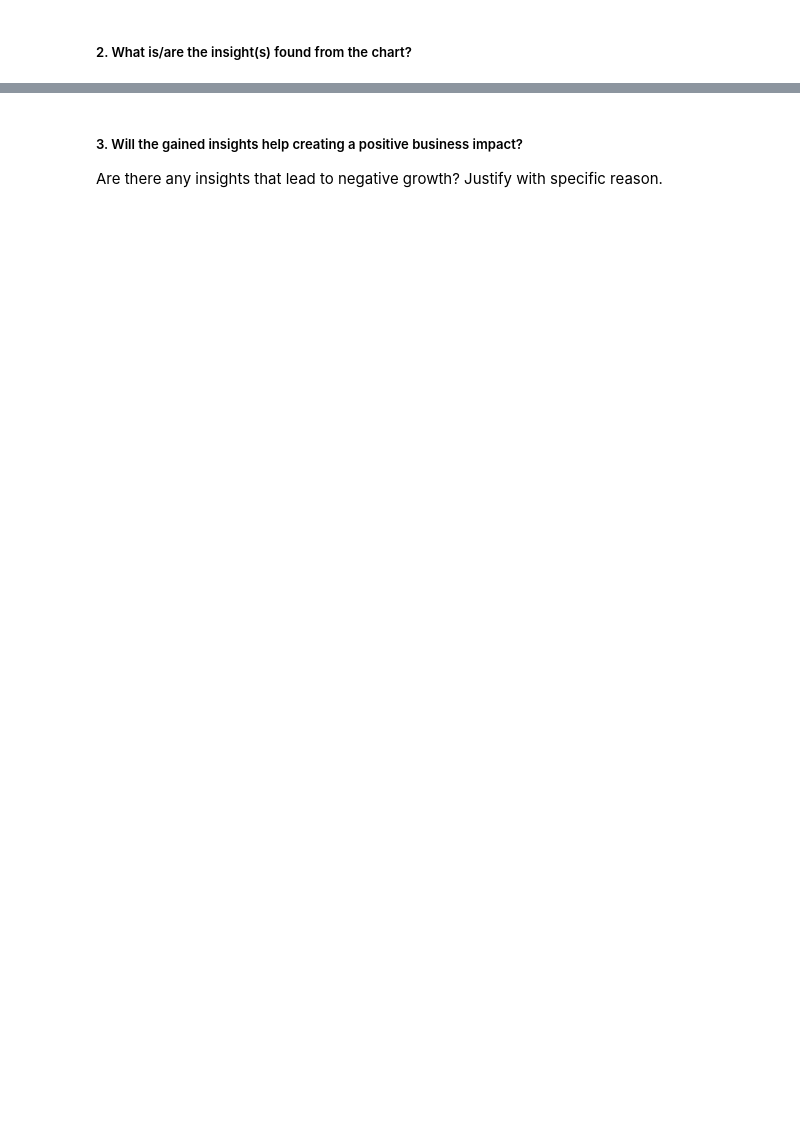
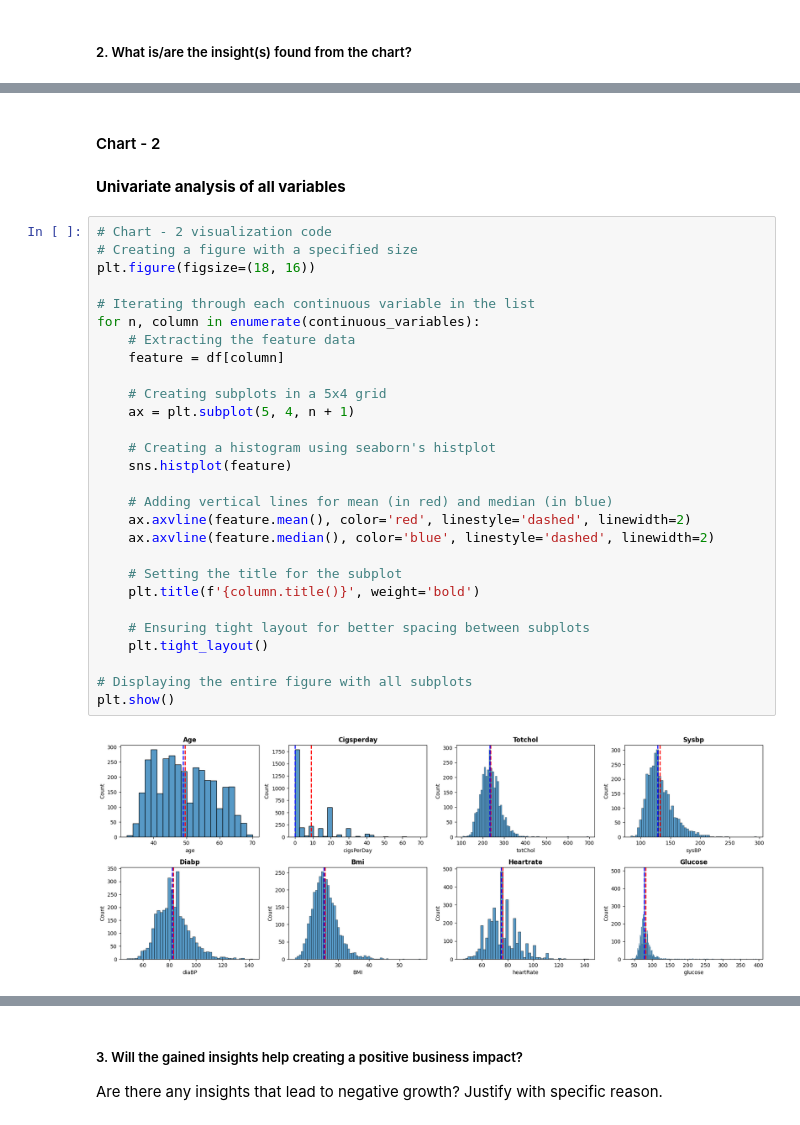
Before and after one commit to DevanshA2511/Devanshs_Cardiovascular_Risk_Prediction, a Jupyter notebook: Devansh's_Cardiovascular_Risk_Prediction_ML_Project.ipynb, the cells around one changed output, grey strips where cells are left out. Cells and saved outputs as stored; diff of their text form; blank space fills up the shorter version.

```diff
--- a/Devansh's_Cardiovascular_Risk_Prediction_ML_Project.ipynb
+++ b/Devansh's_Cardiovascular_Risk_Prediction_ML_Project.ipynb
@@ -290,0 +367,34 @@ Answer Here
+# %% [markdown]
+#### Chart - 2
+# %% [markdown]
+**Univariate analysis of all variables**
+# %%
+# Chart - 2 visualization code
+# Creating a figure with a specified size
+plt.figure(figsize=(18, 16))
+
+# Iterating through each continuous variable in the list
+for n, column in enumerate(continuous_variables):
+    # Extracting the feature data
+    feature = df[column]
+
+    # Creating subplots in a 5x4 grid
+    ax = plt.subplot(5, 4, n + 1)
+
+    # Creating a histogram using seaborn's histplot
+    sns.histplot(feature)
+
+    # Adding vertical lines for mean (in red) and median (in blue)
+    ax.axvline(feature.mean(), color='red', linestyle='dashed', linewidth=2)
+    ax.axvline(feature.median(), color='blue', linestyle='dashed', linewidth=2)
+
+    # Setting the title for the subplot
+    plt.title(f'{column.title()}', weight='bold')
+
+    # Ensuring tight layout for better spacing between subplots
+    plt.tight_layout()
+
+# Displaying the entire figure with all subplots
+plt.show()
+# %% [output]
+[figure, added]
```
Also changed, not shown: parts of 91 cells of this notebook.
